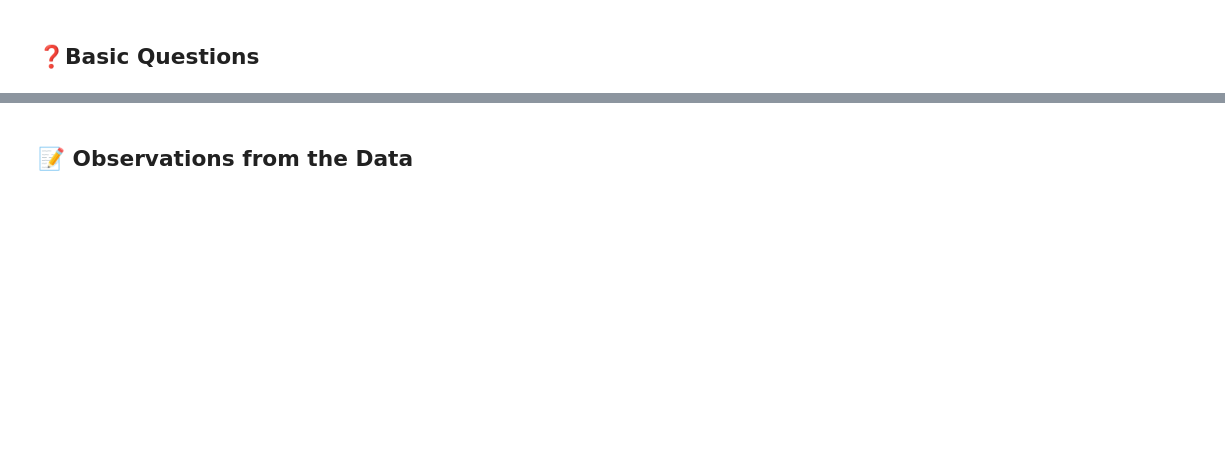
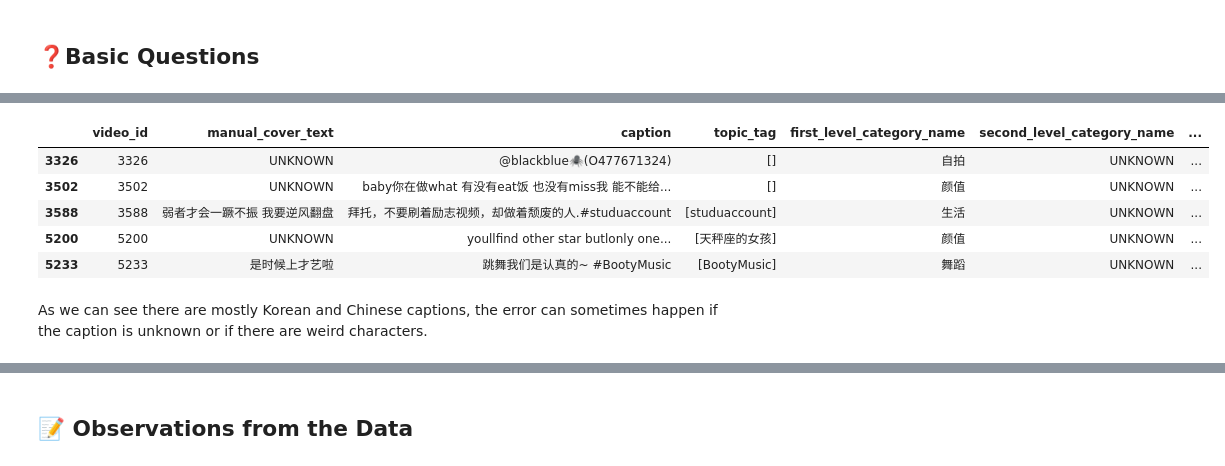
Before and after one commit to maximboc/FinalProject_2025_bocquillionmaxim, a Jupyter notebook: EDA/interactions_EDA.ipynb, the cells around one changed output, grey strips where cells are left out. Drawn from its saved outputs; the diff is of its cells as text; code cells hidden in the pictures; blank space fills up the shorter version.

```diff
--- a/EDA/interactions_EDA.ipynb
+++ b/EDA/interactions_EDA.ipynb
@@ -592,0 +658,12 @@ display(item_categories.head())
+# %%
+print("What is the language of the captions ?")
+
+def detect_language(text):
+    try:
+        return detect(text)
+    except:
+        return "UNKNOWN"
+
+captions['language'] = captions['caption'].apply(detect_language)
+
+captions['language'].value_counts()
@@ -592,0 +689,12 @@ display(item_categories.head())
+# %%
+captions[captions['language'] == 'en'].head()
+# %% [output]
+|  | video_id | manual_cover_text | caption | topic_tag | first_level_category_name | second_level_category_name | ... |
+| 3326 | 3326 | UNKNOWN | @blackblue🕷️(O477671324) | [] | 自拍 | UNKNOWN | ... |
+| 3502 | 3502 | UNKNOWN | baby你在做what 有没有eat饭 也没有miss我 能不能给... | [] | 颜值 | UNKNOWN | ... |
+| 3588 | 3588 | 弱者才会一蹶不振 我要逆风翻盘 | 拜托，不要刷着励志视频，却做着颓废的人.#studuaccount | [studuaccount] | 生活 | UNKNOWN | ... |
+| 5200 | 5200 | UNKNOWN | youllfind other star butlonly one... | [天秤座的女孩] | 颜值 | UNKNOWN | ... |
+| 5233 | 5233 | 是时候上才艺啦 | 跳舞我们是认真的~ #BootyMusic | [BootyMusic] | 舞蹈 | UNKNOWN | ... |
+# %% [markdown]
+As we can see there are mostly Korean and Chinese captions,
+the error can sometimes happen if the caption is unknown or if there are weird characters.
```
Also changed, not shown: parts of 36 cells of this notebook, 7 other files.
